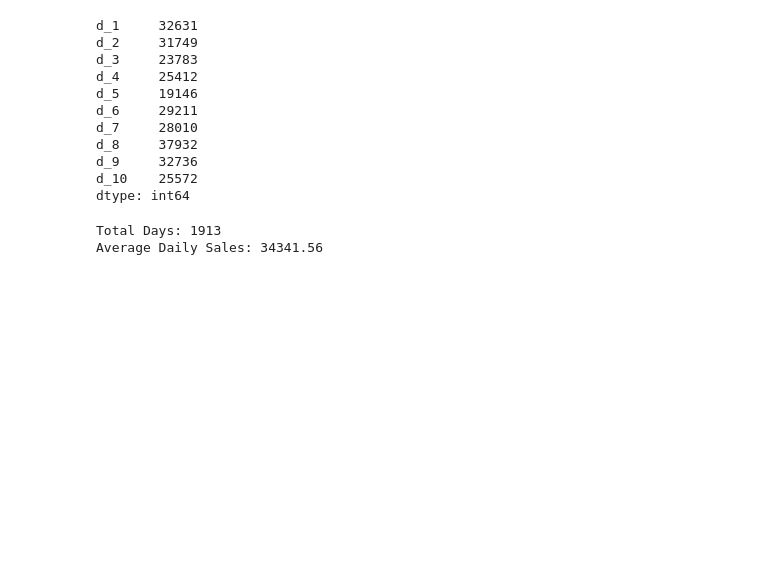
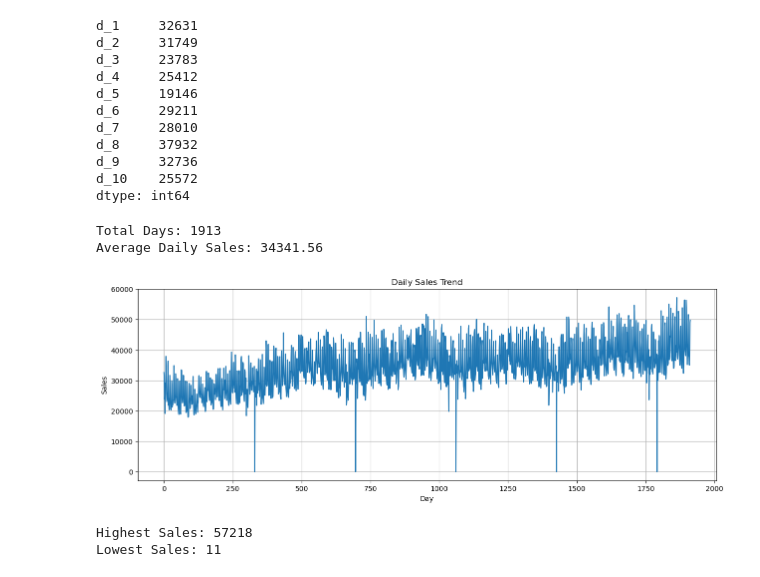
Before and after one commit to PoojaManjunath17/Retail-Demand-Forecasting, a Jupyter notebook: notebooks/Week1_Day1-Copy1.ipynb, the cells around one changed output. Saved outputs shown, nothing was run; the diff lists cells and outputs as text; code cells hidden in the pictures; blank space fills up the shorter version.

Commit message:
Visualized sales trends

```diff
--- a/notebooks/Week1_Day1-Copy1.ipynb
+++ b/notebooks/Week1_Day1-Copy1.ipynb
@@ -1126,3 +1126,23 @@ print("Average Daily Sales:", round(daily_sales.mean(), 2))
 # %% [output]
 Total Days: 1913
 Average Daily Sales: 34341.56
+# %%
+import matplotlib.pyplot as plt
+
+plt.figure(figsize=(15,5))
+plt.plot(daily_sales.values)
+
+plt.title("Daily Sales Trend")
+plt.xlabel("Day")
+plt.ylabel("Sales")
+plt.grid(True)
+
+plt.show()
+# %% [output]
+[figure, added]
+# %%
+print("Highest Sales:", daily_sales.max())
+print("Lowest Sales:", daily_sales.min())
+# %% [output]
+Highest Sales: 57218
+Lowest Sales: 11
```
